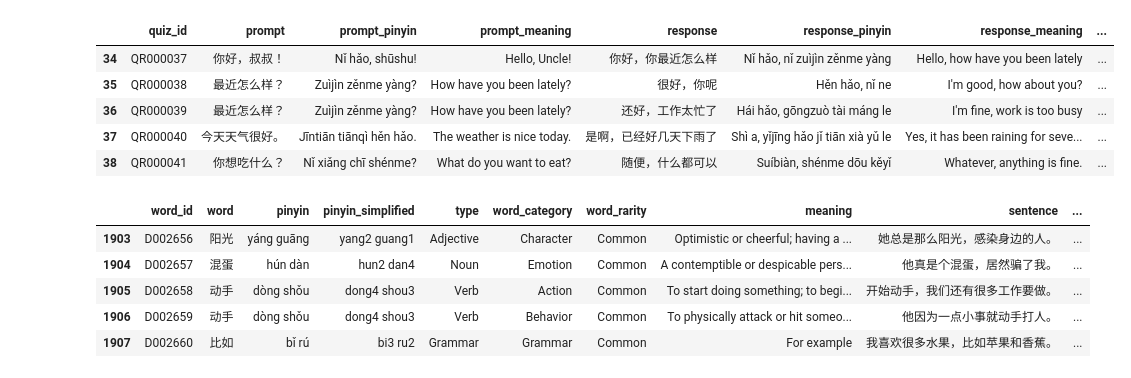
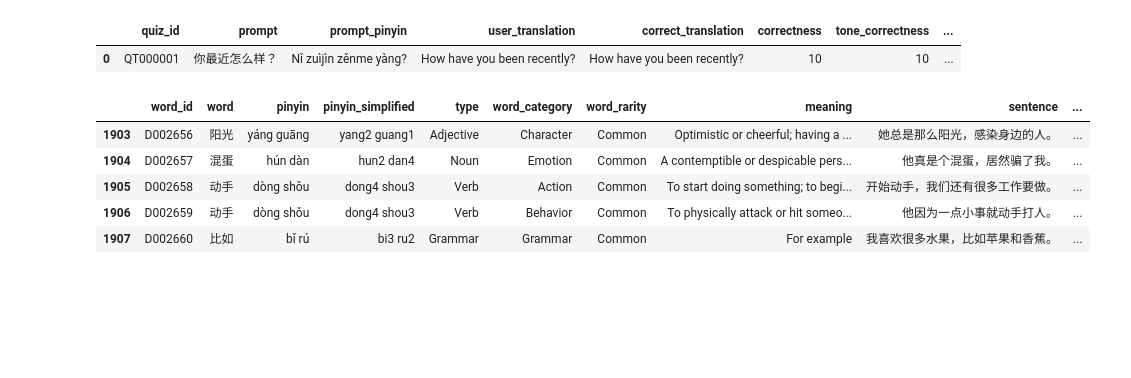
Before and after one commit to tuawong/GPT4LanguageLearning, a Jupyter notebook: SQLTest.ipynb, the cells around one changed output. Saved outputs shown, nothing was run; the diff lists cells and outputs as text; code cells hidden in the pictures; blank space fills up the shorter version.

Commit message:
Test translation quiz

```diff
--- a/SQLTest.ipynb
+++ b/SQLTest.ipynb
@@ -9,12 +17,8 @@ from database import Base, SessionLocal, engine, ensure_views_from_files, init_d
 # %%
-pd.read_sql_table('ResponseLog', engine).tail()
+pd.read_sql("SELECT * FROM TranslationLog", engine)
 # %% [output]
-|  | quiz_id | prompt | prompt_pinyin | prompt_meaning | response | response_pinyin | response_meaning | ... |
-| 34 | QR000037 | 你好，叔叔！ | Nǐ hǎo, shūshu! | Hello, Uncle! | 你好，你最近怎么样 | Nǐ hǎo, nǐ zuìjìn zěnme yàng | Hello, how have you been lately | ... |
-| 35 | QR000038 | 最近怎么样？ | Zuìjìn zěnme yàng? | How have you been lately? | 很好，你呢 | Hěn hǎo, nǐ ne | I'm good, how about you? | ... |
-| 36 | QR000039 | 最近怎么样？ | Zuìjìn zěnme yàng? | How have you been lately? | 还好，工作太忙了 | Hái hǎo, gōngzuò tài máng le | I'm fine, work is too busy | ... |
-| 37 | QR000040 | 今天天气很好。 | Jīntiān tiānqì hěn hǎo. | The weather is nice today. | 是啊，已经好几天下雨了 | Shì a, yǐjīng hǎo jǐ tiān xià yǔ le | Yes, it has been raining for seve... | ... |
-| 38 | QR000041 | 你想吃什么？ | Nǐ xiǎng chī shénme? | What do you want to eat? | 随便，什么都可以 | Suíbiàn, shénme dōu kěyǐ | Whatever, anything is fine. | ... |
+|  | quiz_id | prompt | prompt_pinyin | user_translation | correct_translation | correctness | tone_correctness | ... |
+| 0 | QT000001 | 你最近怎么样？ | Nǐ zuìjìn zěnme yàng? | How have you been recently? | How have you been recently? | 10 | 10 | ... |
 # %%
 
 from main.quiz import QuizGenerator
```
Also changed, not shown: parts of 2 cells of this notebook, 1 other file.
